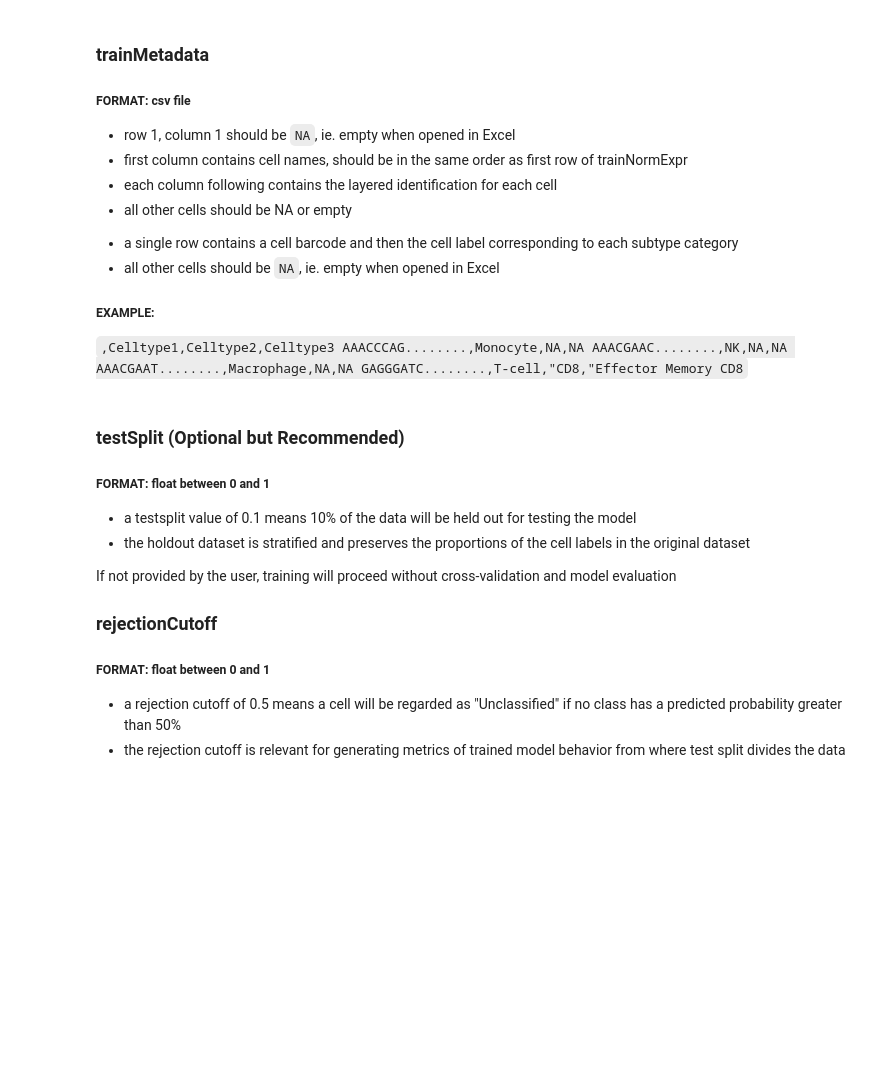
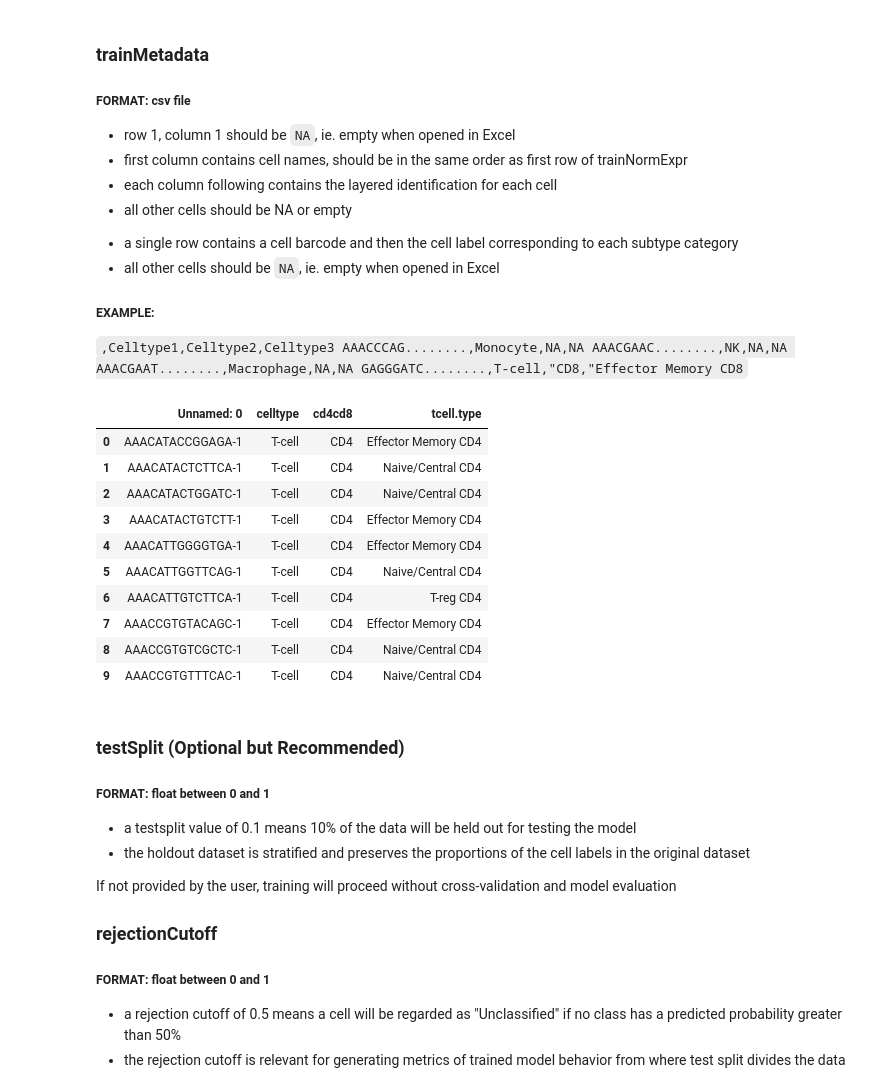
Before and after one commit to devCellPy-Team/devCellPy, a Jupyter notebook: Tutorial/2.train_tutorial.ipynb, the cells around one changed output. Drawn from its saved outputs; the diff is of its cells as text; code cells hidden in the pictures; blank space fills up the shorter version.

```diff
--- a/Tutorial/2.train_tutorial.ipynb
+++ b/Tutorial/2.train_tutorial.ipynb
@@ -172,10 +200,20 @@ GAGGGATC........,T-cell,"CD8,"Effector Memory CD8`
 # %%
 #example train_metadata
 import pandas as pd
-labels = pd.read_csv("~/Desktop/zheng_pbmc_10K_metadata.csv", nrows=10)
+labels = pd.read_csv("/Users/vivian/Downloads/zheng_metadata.csv", nrows=10)
 labels
-
-[TODO: update tutorial files!!!!!!!!!!]
+# %% [output]
+|  | Unnamed: 0 | celltype | cd4cd8 | tcell.type |
+| 0 | AAACATACCGGAGA-1 | T-cell | CD4 | Effector Memory CD4 |
+| 1 | AAACATACTCTTCA-1 | T-cell | CD4 | Naive/Central CD4 |
+| 2 | AAACATACTGGATC-1 | T-cell | CD4 | Naive/Central CD4 |
+| 3 | AAACATACTGTCTT-1 | T-cell | CD4 | Effector Memory CD4 |
+| 4 | AAACATTGGGGTGA-1 | T-cell | CD4 | Effector Memory CD4 |
+| 5 | AAACATTGGTTCAG-1 | T-cell | CD4 | Naive/Central CD4 |
+| 6 | AAACATTGTCTTCA-1 | T-cell | CD4 | T-reg CD4 |
+| 7 | AAACCGTGTACAGC-1 | T-cell | CD4 | Effector Memory CD4 |
+| 8 | AAACCGTGTCGCTC-1 | T-cell | CD4 | Naive/Central CD4 |
+| 9 | AAACCGTGTTTCAC-1 | T-cell | CD4 | Naive/Central CD4 |
 # %% [markdown]
 ### testSplit (Optional but Recommended)
 
```
Also changed, not shown: parts of 4 cells of this notebook.
